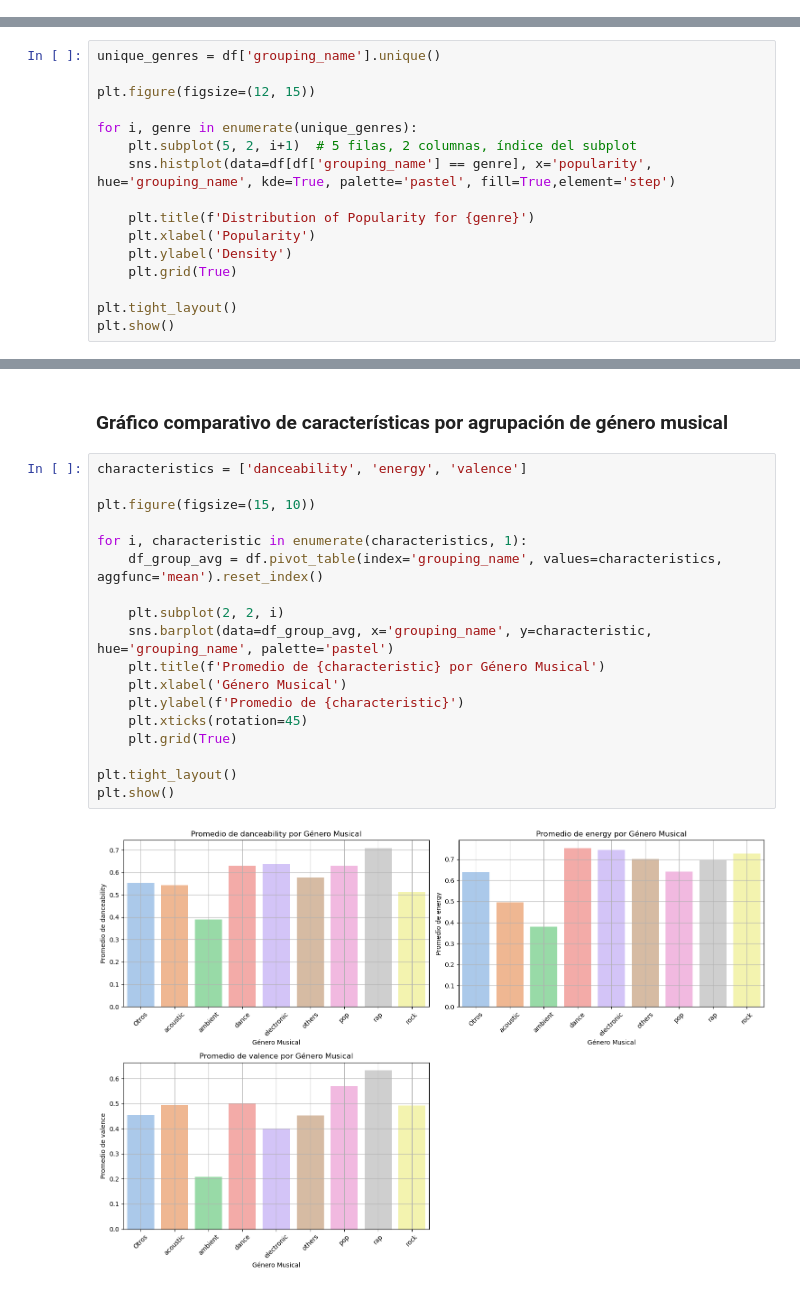
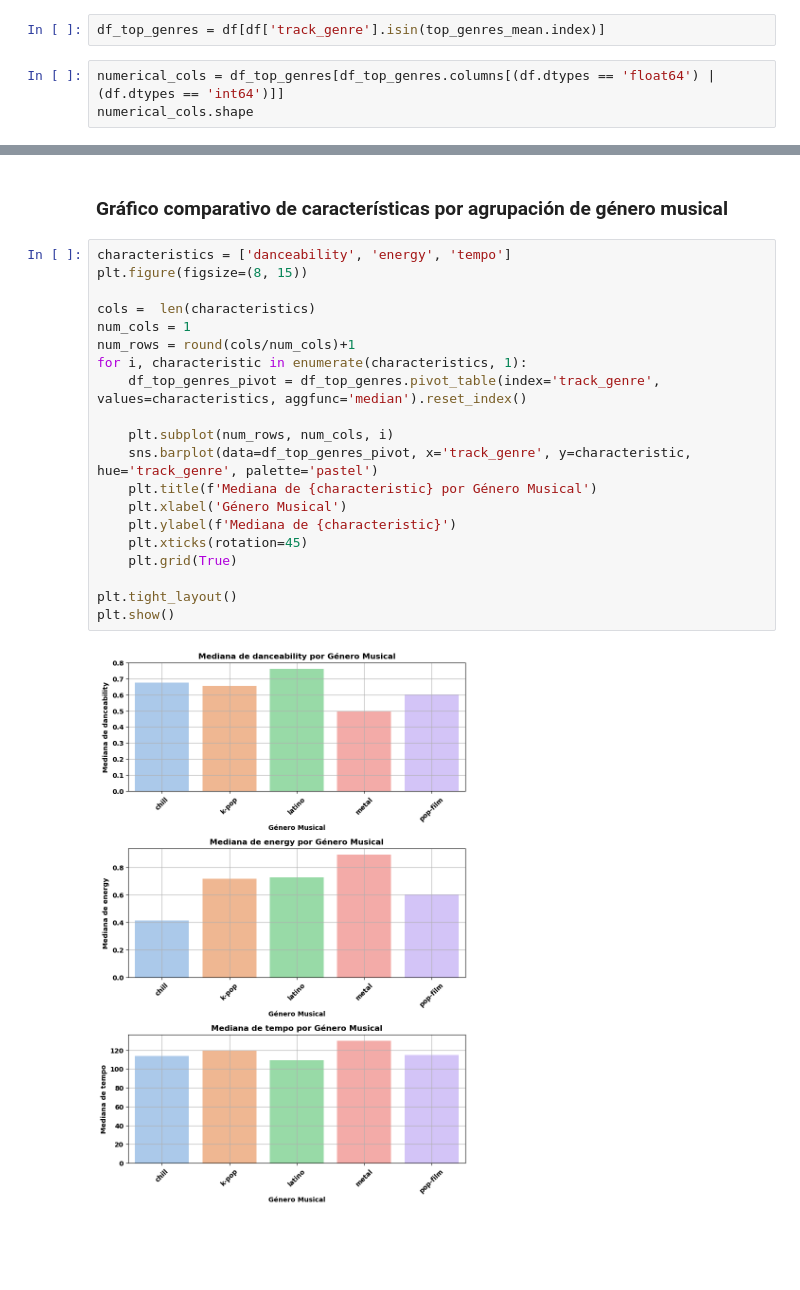
Before and after one commit to malonejv/data-science-1-challenges, a Jupyter notebook: Challenge/notebooks/[vscode] Visualizacion+Lopez+Malone - Spotify.ipynb, the cells around one changed output, grey strips where cells are left out. Drawn from its saved outputs; the diff is of its cells as text; blank space fills up the shorter version.

Commit message:
Se actualiza visualización y agrega ProyectoDS

```diff
--- a/Challenge/notebooks/[vscode] Visualizacion+Lopez+Malone - Spotify.ipynb
+++ b/Challenge/notebooks/[vscode] Visualizacion+Lopez+Malone - Spotify.ipynb
@@ -279,0 +392,5 @@ df['grouping_genre'] = df['grouping_name'].map(genre_mapping_group)
+# %%
+df_top_genres = df[df['track_genre'].isin(top_genres_mean.index)]
+# %%
+numerical_cols = df_top_genres[df_top_genres.columns[(df.dtypes == 'float64') | (df.dtypes == 'int64')]]
+numerical_cols.shape
@@ -303,16 +515,0 @@ plt.show()
-# %%
-unique_genres = df['grouping_name'].unique()
-
-plt.figure(figsize=(12, 15))
-
-for i, genre in enumerate(unique_genres):
-    plt.subplot(5, 2, i+1)  # 5 filas, 2 columnas, índice del subplot
-    sns.histplot(data=df[df['grouping_name'] == genre], x='popularity', hue='grouping_name', kde=True, palette='pastel', fill=True,element='step')
-
-    plt.title(f'Distribution of Popularity for {genre}')
-    plt.xlabel('Popularity')
-    plt.ylabel('Density')
-    plt.grid(True)
-
-plt.tight_layout()
-plt.show()
@@ -348,22 +519,24 @@ plt.show()
 # %% [markdown]
 ### Gráfico comparativo de características por agrupación de género musical
 # %%
-characteristics = ['danceability', 'energy', 'valence']
+characteristics = ['danceability', 'energy', 'tempo']
+plt.figure(figsize=(8, 15))
 
-plt.figure(figsize=(15, 10))
+cols =  len(characteristics)
+num_cols = 1
+num_rows = round(cols/num_cols)+1
+for i, characteristic in enumerate(characteristics, 1):
+    df_top_genres_pivot = df_top_genres.pivot_table(index='track_genre', values=characteristics, aggfunc='median').reset_index()
 
-for i, characteristic in enumerate(characteristics, 1):
-    df_group_avg = df.pivot_table(index='grouping_name', values=characteristics, aggfunc='mean').reset_index()
-
-    plt.subplot(2, 2, i)
-    sns.barplot(data=df_group_avg, x='grouping_name', y=characteristic, hue='grouping_name', palette='pastel')
-    plt.title(f'Promedio de {characteristic} por Género Musical')
+    plt.subplot(num_rows, num_cols, i)
+    sns.barplot(data=df_top_genres_pivot, x='track_genre', y=characteristic, hue='track_genre', palette='pastel')
+    plt.title(f'Mediana de {characteristic} por Género Musical')
     plt.xlabel('Género Musical')
-    plt.ylabel(f'Promedio de {characteristic}')
+    plt.ylabel(f'Mediana de {characteristic}')
     plt.xticks(rotation=45)
     plt.grid(True)
 
 plt.tight_layout()
 plt.show()
 # %% [output]
-[figure, old version]
+[figure, new version]
```
Also changed, not shown: parts of 77 cells of this notebook, 3 other files.
